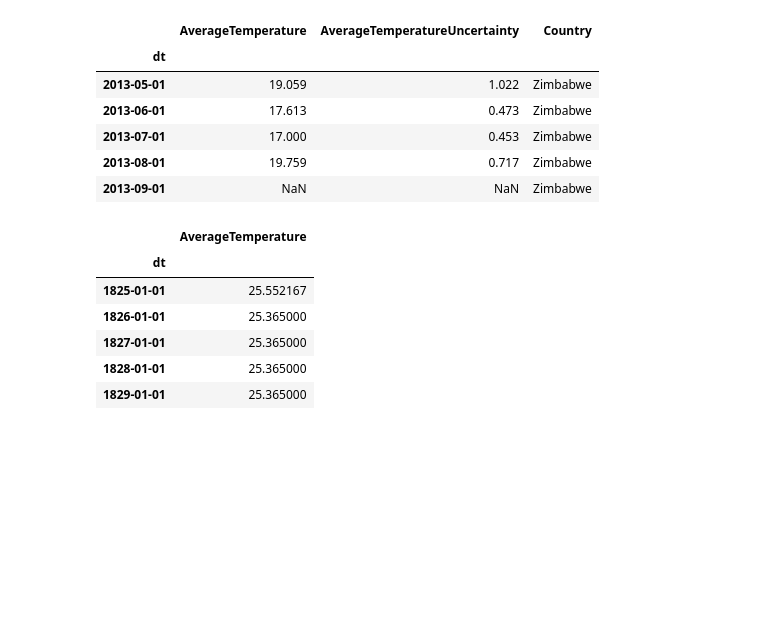
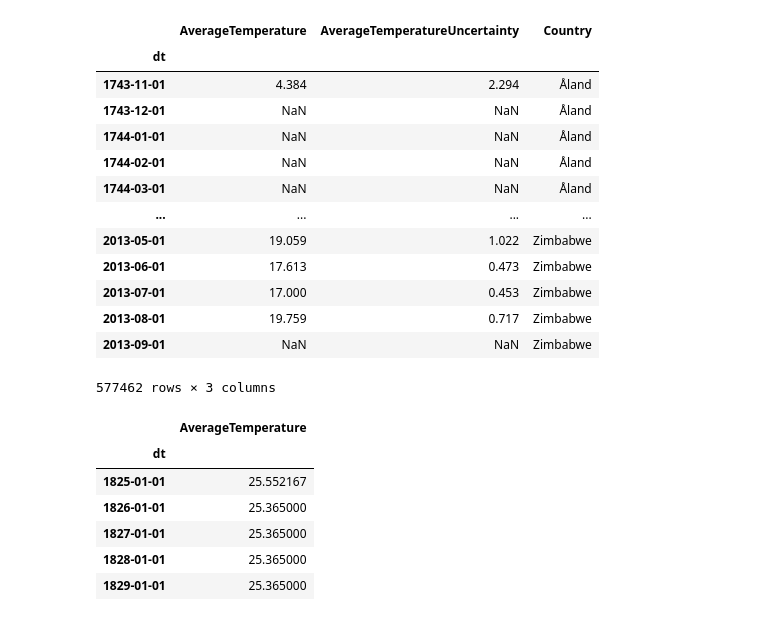
Before and after one commit to EdwardMatthew/Climate-Forecasting, a Jupyter notebook: Analysis/averageTempTrend.ipynb, the cells around one changed output. Cells and saved outputs as stored; diff of their text form; code cells hidden in the pictures; blank space fills up the shorter version.

```diff
--- a/Analysis/averageTempTrend.ipynb
+++ b/Analysis/averageTempTrend.ipynb
@@ -16,16 +15,23 @@ mpl.rcParams["axes.grid"] = False
 # %%
 country = pd.read_csv("D:\Kuliah\BasicStats\EVEN_FinalProj\datasets\GlobalLandTemperaturesByCountry.csv")
 country["dt"] = pd.to_datetime(country["dt"])
 country.set_index("dt", inplace=True)
-country.tail()
+country
 # %% [output]
 |  | AverageTemperature | AverageTemperatureUncertainty | Country |
 | dt |  |  |  |
+| 1743-11-01 | 4.384 | 2.294 | Åland |
+| 1743-12-01 | NaN | NaN | Åland |
+| 1744-01-01 | NaN | NaN | Åland |
+| 1744-02-01 | NaN | NaN | Åland |
+| 1744-03-01 | NaN | NaN | Åland |
+| ... | ... | ... | ... |
 | 2013-05-01 | 19.059 | 1.022 | Zimbabwe |
 | 2013-06-01 | 17.613 | 0.473 | Zimbabwe |
 | 2013-07-01 | 17.000 | 0.453 | Zimbabwe |
 | 2013-08-01 | 19.759 | 0.717 | Zimbabwe |
 | 2013-09-01 | NaN | NaN | Zimbabwe |
+577462 rows × 3 columns
 # %%
 # filtering the dataframe to show only Indonesia
 indo = country.copy()
```
Also changed, not shown: parts of 8 cells of this notebook, 2 other files.
